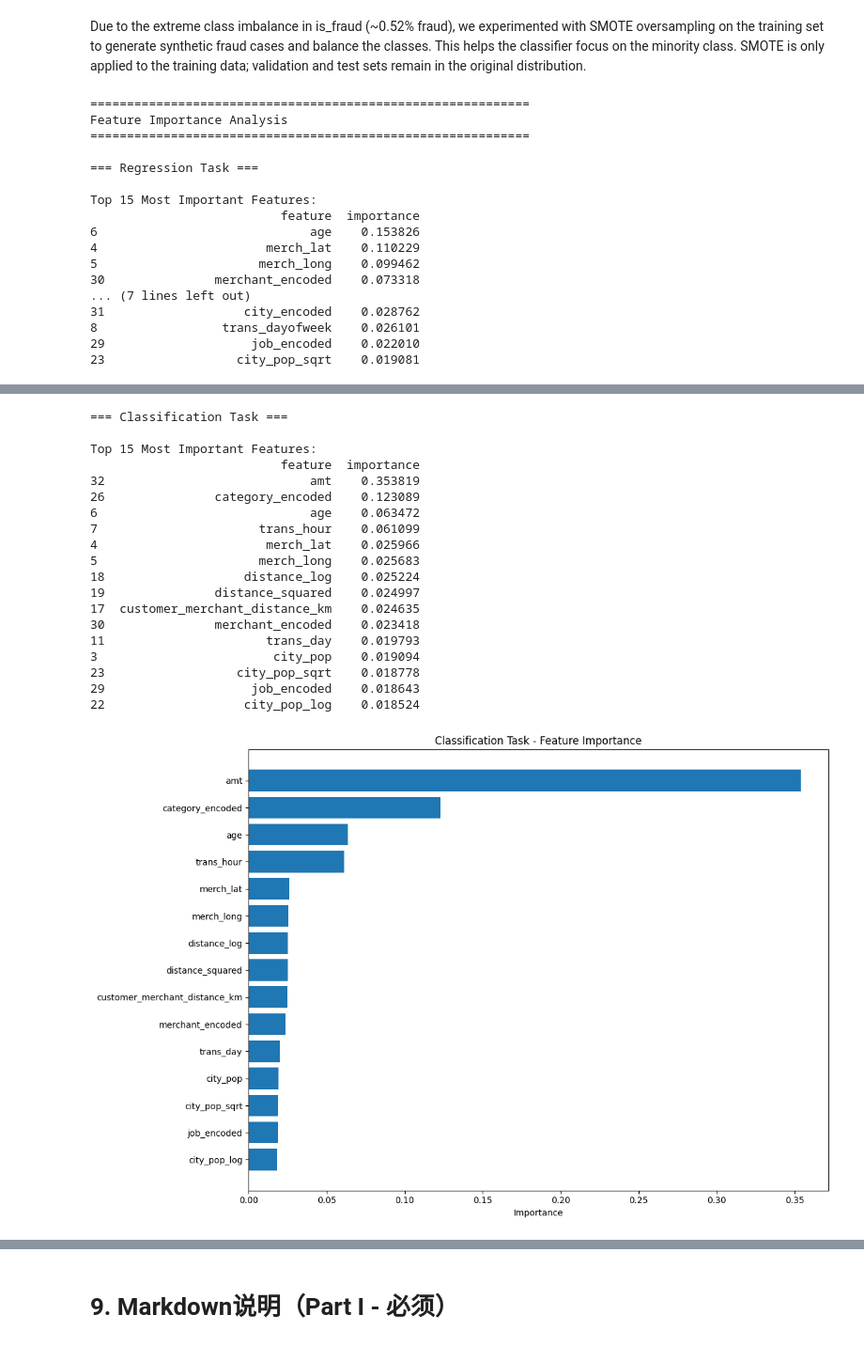
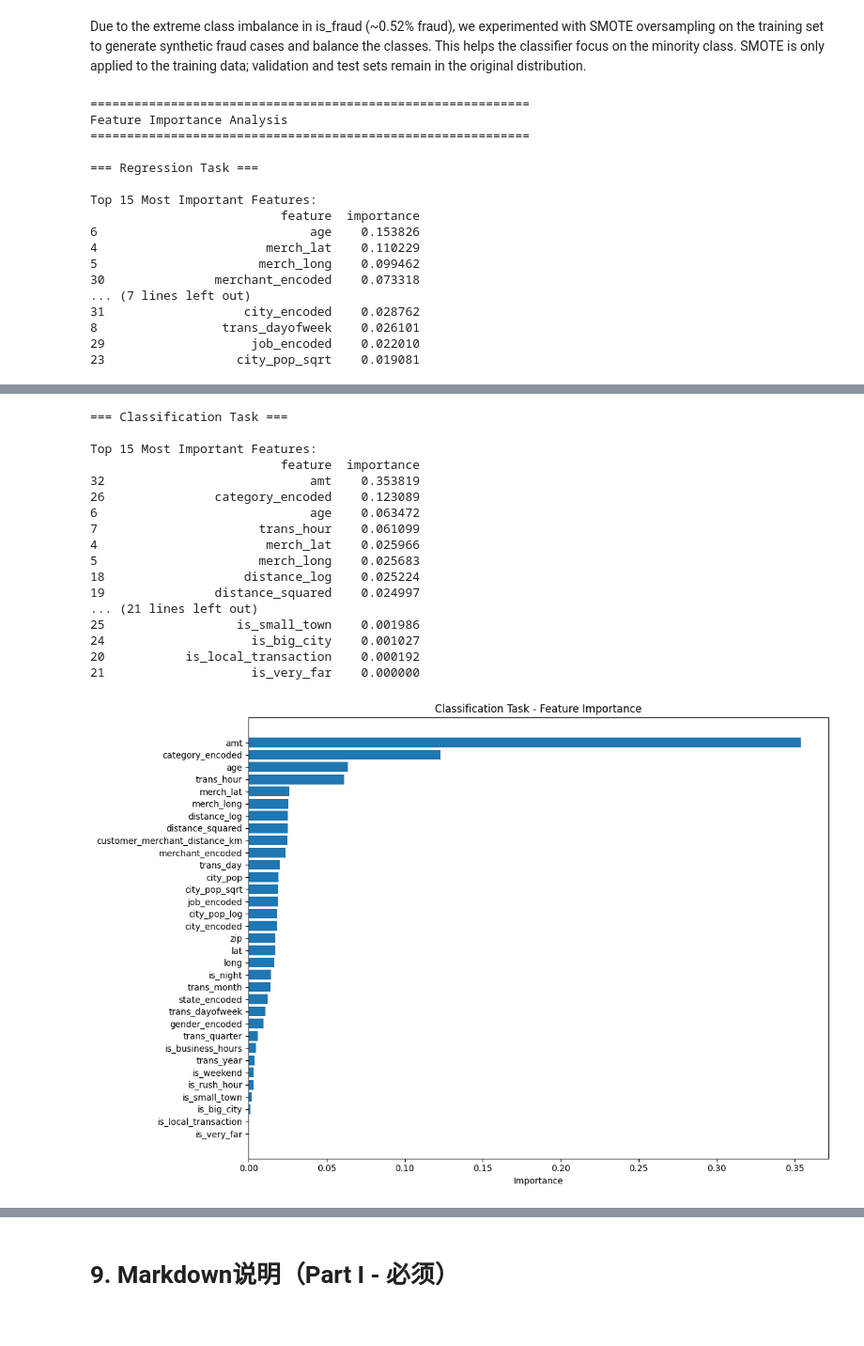
Before and after one commit to Kacaw2/9321-ass3, a Jupyter notebook: z5618951.ipynb, the cells around one changed output, grey strips where cells are left out. Shown at 94% size. Saved outputs shown, nothing was run; the diff lists cells and outputs as text; code cells hidden in the pictures.

```diff
--- a/z5618951.ipynb
+++ b/z5618951.ipynb
@@ -371,12 +373,12 @@ feature_importance_clf = pd.DataFrame({
 }).sort_values('importance', ascending=False)
 
 print("\nTop 15 Most Important Features:")
-print(feature_importance_clf.head(15))
+print(feature_importance_clf.head(50))
 
 # Visualisation
 plt.figure(figsize=(12, 8))
-plt.barh(feature_importance_clf['feature'].head(15),
-         feature_importance_clf['importance'].head(15))
+plt.barh(feature_importance_clf['feature'].head(50),
+         feature_importance_clf['importance'].head(50))
 plt.xlabel('Importance')
 plt.title('Classification Task - Feature Importance')
 plt.gca().invert_yaxis()
@@ -386,41 +388,39 @@ plt.show()
 ============================================================
 Feature Importance Analysis
 ============================================================
 
 === Regression Task ===
 
 Top 15 Most Important Features:
                           feature  importance
 6                             age    0.153826
 4                       merch_lat    0.110229
 5                      merch_long    0.099462
 30               merchant_encoded    0.073318
 ... (7 lines left out)
 31                   city_encoded    0.028762
 8                 trans_dayofweek    0.026101
 29                    job_encoded    0.022010
 23                  city_pop_sqrt    0.019081
 [figure]
 === Classification Task ===
 
 Top 15 Most Important Features:
                           feature  importance
 32                            amt    0.353819
 26               category_encoded    0.123089
 6                             age    0.063472
 7                      trans_hour    0.061099
 4                       merch_lat    0.025966
 5                      merch_long    0.025683
 18                   distance_log    0.025224
 19               distance_squared    0.024997
-17  customer_merchant_distance_km    0.024635
-30               merchant_encoded    0.023418
-11                      trans_day    0.019793
-3                        city_pop    0.019094
-23                  city_pop_sqrt    0.018778
-29                    job_encoded    0.018643
-22                   city_pop_log    0.018524
+... (21 lines left out)
+25                  is_small_town    0.001986
+24                    is_big_city    0.001027
+20           is_local_transaction    0.000192
+21                    is_very_far    0.000000
-[figure, old version]
+[figure, new version]
 # %%
 # 10. 模型探索、比较和调优
 from sklearn.ensemble import HistGradientBoostingRegressor
```
Also changed, not shown: parts of 4 cells of this notebook, 1 other file.
